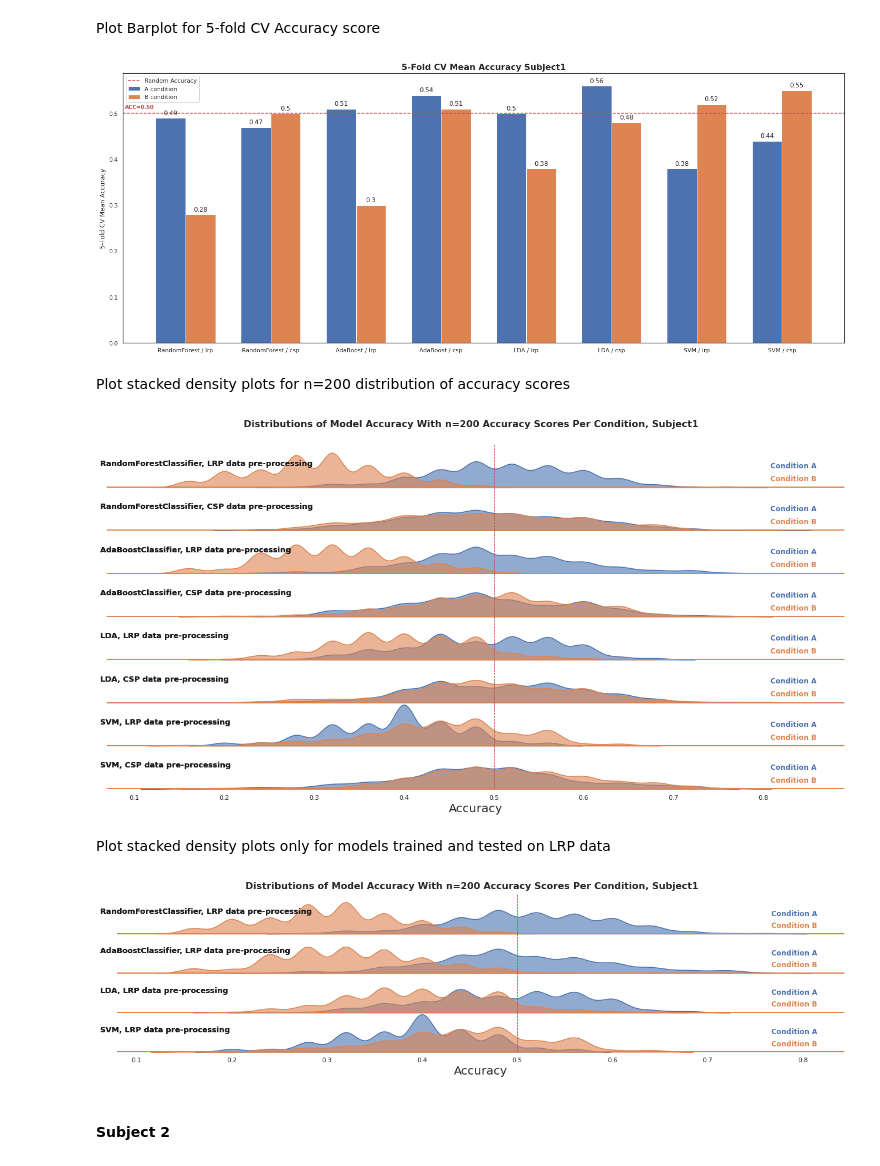
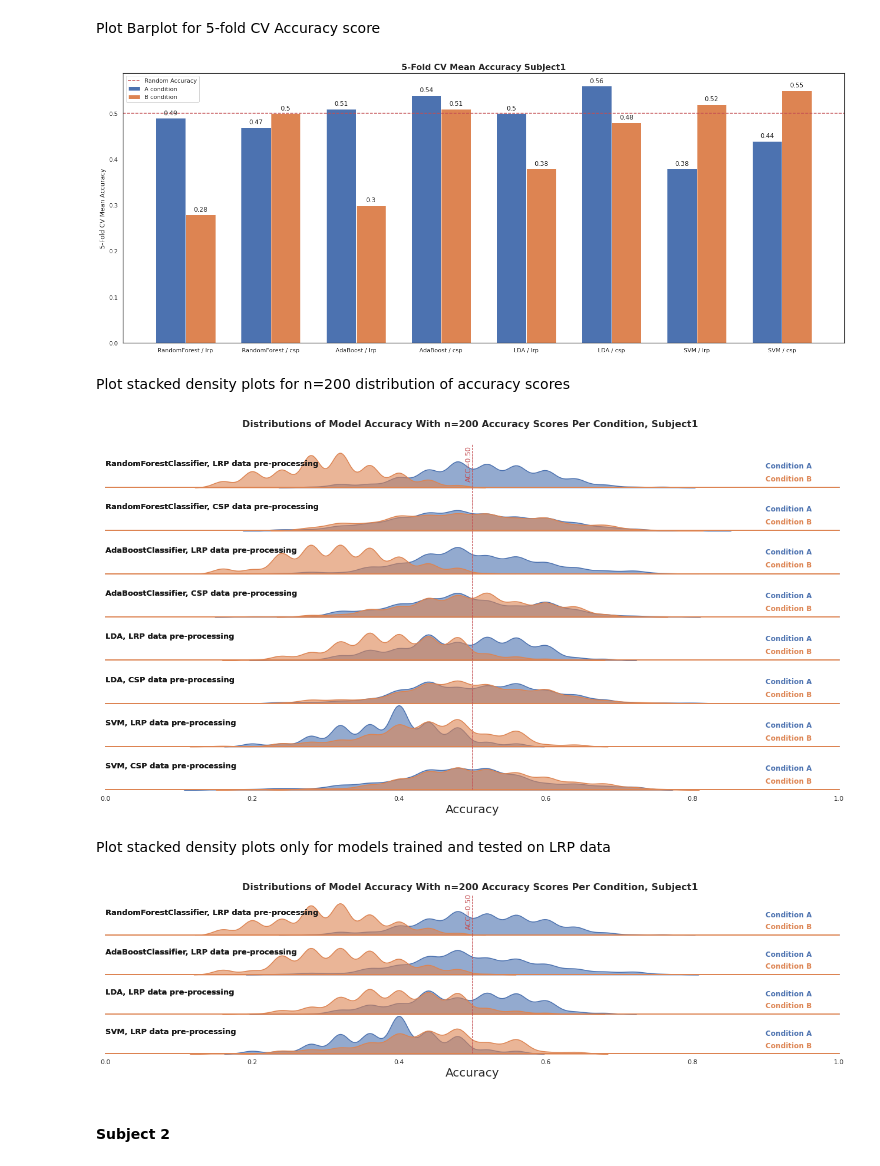
Before and after one commit to brisenodaniel/DataMiningGroupProject, a Jupyter notebook: src/HyperparameterTuningModelSelection.ipynb, the cells around one changed output. Drawn from its saved outputs; the diff is of its cells as text; code cells hidden in the pictures.

```diff
--- a/src/HyperparameterTuningModelSelection.ipynb
+++ b/src/HyperparameterTuningModelSelection.ipynb
@@ -751,8 +751,8 @@ def make_barplt(clfs, subject_number, plot_name:str, autoshow=True):
         if mod_lbl=='AdaBoostClassifier':
             mod_lbl="AdaBoost"
         labels.append('{mod} / {reduct}'.format(mod=mod_lbl, reduct=mod_reduct))
-        A_acc.append(clf['A_accuracy_cv'].mean())
-        B_acc.append(clf['B_accuracy_cv'].mean())
+        A_acc.append(round(clf['A_accuracy_cv'].mean(),2))
+        B_acc.append(round(clf['B_accuracy_cv'].mean(),2))
 
     x = np.arange(len(labels))
     width = 0.35
@@ -762,7 +762,6 @@ def make_barplt(clfs, subject_number, plot_name:str, autoshow=True):
     rects1 = ax.bar(x - width/2, A_acc, width, label='A condition')
     rects2 = ax.bar(x + width/2, B_acc, width, label='B condition')
     ax.axhline(y=0.5, color='r', linestyle='--', label='Random Accuracy')
-    plt.text(-0.71,0.51,s='ACC=0.50', color='r', size=10, fontweight='bold')
     ax.set_ylabel('5-Fold CV Mean Accuracy')
     ax.set_title('5-Fold CV Mean Accuracy Subject{}'.format(subject_number), fontweight='bold', fontsize=16)
     ax.set_xticks(x)
@@ -775,8 +774,10 @@ def make_barplt(clfs, subject_number, plot_name:str, autoshow=True):
     plt.savefig('../Plots/{}'.format(plot_name))
     if autoshow: plt.show()
 
-
+first_plot = True
 def make_overlapping_density(clfs, subject_number:int, plot_name:str, autoshow=True):
+    global first_plot
+    first_plot=True
     acc_df = pd.DataFrame(columns = ['acc','test_cond','clf_type'])
     n_scores = len(clfs[0]['A_accuracy_dist'])
 
@@ -829,7 +830,6 @@ def make_overlapping_density(clfs, subject_number:int, plot_name:str, autoshow=T
 
 #create function to draw plot labels
     #global variable used to write control accuracy label
-first_plot = True
 def label(x, color, label):
     global first_plot
     ax = plt.gca()
@@ -840,7 +840,8 @@ def label(x, color, label):
         ax.text(.9, .2, label, fontweight="bold", color=color,
                 ha="left", va="center", transform=ax.transAxes)
     title = ax.get_title().replace('clf_type = ', '')
-    ax.text(.062,4.5, title, fontweight='bold', color='k', fontsize=13)
+    ax.text(.0,4.5, title, fontweight='bold', color='k', fontsize=13)
+    ax.set_xlim(0,1)
     #plot accuracy label
     if first_plot:
         first_plot = False
@@ -957,22 +958,22 @@ Wall time: 2h 27min 6s
 # %% [markdown]
 Plot Barplot for 5-fold CV Accuracy score
 # %%
-make_barplt(tuned_clfs_s1, subject_number=1, plot_name='ModelAccuracyCV_s1_brplt')
+make_barplt(tuned_clfs_s1, subject_number=1, plot_name='ModelAccuracyCV_s1_35HzLowpassFilter_brplt')
 # %% [output]
-[figure, old version]
+[figure, new version]
 # %% [markdown]
 Plot stacked density plots for n=200 distribution of accuracy scores
 # %%
-make_overlapping_density(tuned_clfs_s1, subject_number=1, plot_name='ModelAccuracyDist_s1_densityplt')
+make_overlapping_density(tuned_clfs_s1, subject_number=1, plot_name='ModelAccuracyDist_s1_35HzLowpassFilter_densityplt')
 # %% [output]
-[figure, old version]
+[figure, new version]
 # %% [markdown]
 Plot stacked density plots only for models trained and tested on LRP data
 # %%
 clfs_lrp = [clf for clf in tuned_clfs_s1 if clf['reduction_method']=='lrp']
-make_overlapping_density(clfs_lrp, subject_number=1, plot_name='ModelAccuracyLRPdist_s1_densityplt')
+make_overlapping_density(clfs_lrp, subject_number=1, plot_name='ModelAccuracyLRPdist_s1_35HzLowpassFilter_densityplt')
 # %% [output]
-[figure, old version]
+[figure, new version]
 # %% [markdown]
 #### Subject 2 ####
 # %% [markdown]
```
Also changed, not shown: parts of 6 cells of this notebook, 20 other files.
